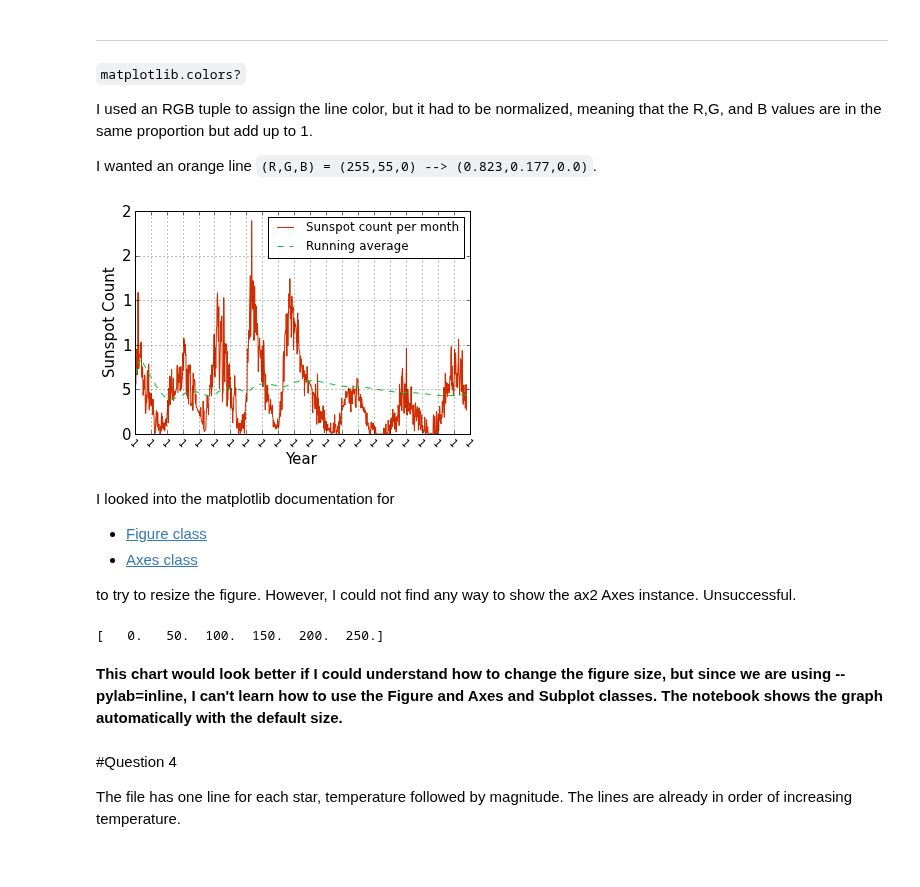
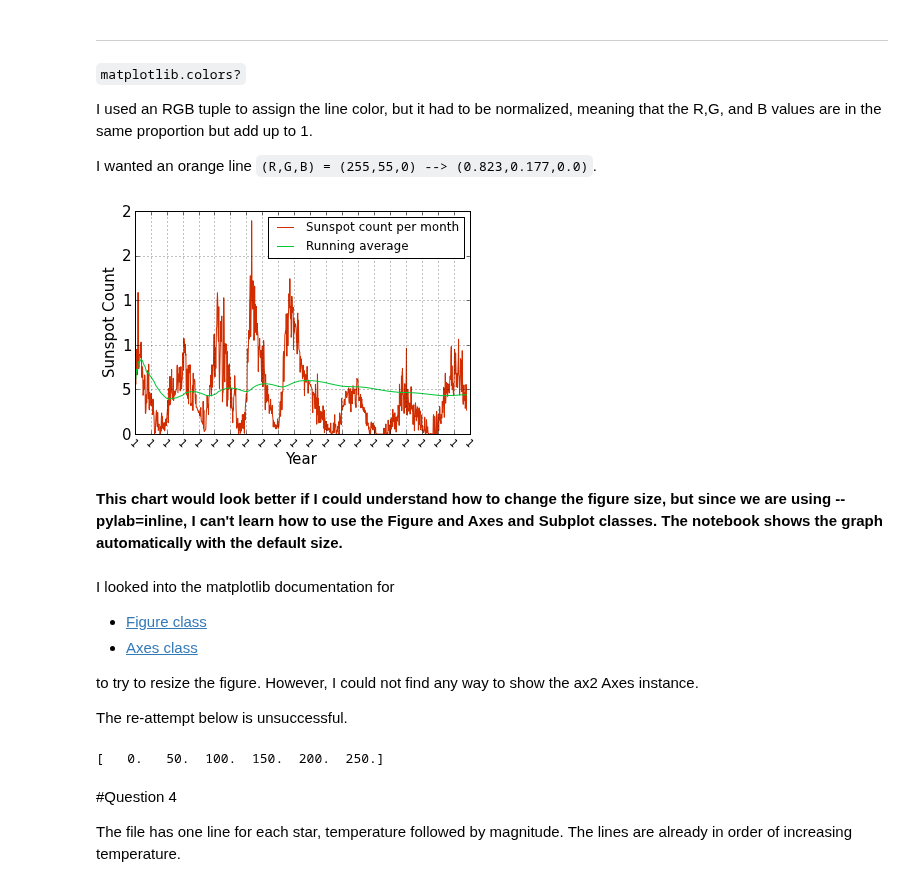
Before and after one commit to kbouch/PHYS202-S13, a Jupyter notebook: Week3/GraphicsEx2.ipynb, the cells around one changed output. Saved outputs shown, nothing was run; the diff lists cells and outputs as text; code cells hidden in the pictures.

```diff
--- a/Week3/GraphicsEx2.ipynb
+++ b/Week3/GraphicsEx2.ipynb
@@ -203,38 +203,40 @@ I wanted an orange line `(R,G,B) = (255,55,0) --> (0.823,0.177,0.0)`.
 # %%
 # plot two lines
 plt.plot(x_month[:1000],y_count[:1000],color=(0.823,0.177,0.0),linestyle='-',label='Sunspot count per month')
-plt.plot(x_month[:1000],running_average[:1000],color=(0,0.784,0.216),linestyle='--',label='Running average')
+plt.plot(x_month[:1000],running_average[:1000],color=(0,0.784,0.216),linestyle='-',label='Running average')
 
 
 # axis labels:
 plt.xlabel('Year', fontsize=15)
 plt.ylabel('Sunspot Count', fontsize=15)
 plt.legend(loc='upper right')
 
 
 # tick mark locations and labels
 # x-axis setup
 xlocs = np.arange(0,1008+48,48,dtype='int')    # The closest four years to 1000 months after January 1749 is 1008 months after (84 years).
                                                # length of xlocs is 22
                                                # if I include zero-eth year. Upper argument of arange function is 1008+48.
 my_xticklabels = np.ones((22,),dtype='string')
 for i in range(len(xlocs)):
     my_xticklabels[i] = str(1749 + int(xlocs[i]/12.0))        # insert the ith year to the ith slot of the year array as a string
 
 # y-axis setup
 ylocs = np.arange(000.0,300.0,050.0,dtype='float')       # I don't know why the graph prints only the first digit on my axis tick labels.
 
 my_yticklabels = np.ones((6),dtype='string')
 for i in range(len(ylocs)):
     my_yticklabels[i] = '%g' % (ylocs[i],)
 
 # setting ticks
 plt.xticks(xlocs, my_xticklabels, rotation=-45)      # add 'pretty' rotation
 plt.yticks(ylocs, my_yticklabels, fontsize=15)
 
 plt.grid(True)
 # %% [output]
-[figure, old version]
+[figure, new version]
+# %% [markdown]
+__This chart would look better if I could understand how to change the figure size, but since we are using --pylab=inline, I can't learn how to use the Figure and Axes and Subplot classes. The notebook shows the graph automatically with the default size.__
 # %% [markdown]
 I looked into the matplotlib documentation for
 
@@ -244,7 +246,9 @@ I looked into the matplotlib documentation for
 [1]:http://matplotlib.org/api/figure_api.html?highlight=matplotlib.figure#matplotlib.figure
 [2]:http://matplotlib.org/api/axes_api.html#matplotlib.axes.Axes.plot
 
-to try to resize the figure. However, I could not find any way to show the ax2 Axes instance. Unsuccessful.
+to try to resize the figure. However, I could not find any way to show the ax2 Axes instance.
+
+The re-attempt below is unsuccessful.
 # %%
 # define the figure
 fig2 = matplotlib.figure.Figure(figsize=(6.0,6.0))
@@ -294,8 +298,6 @@ ax2.grid(True)
 matplotlib.pyplot.show()
 # %% [output]
 [   0.   50.  100.  150.  200.  250.]
-# %% [markdown]
-__This chart would look better if I could understand how to change the figure size, but since we are using --pylab=inline, I can't learn how to use the Figure and Axes and Subplot classes. The notebook shows the graph automatically with the default size.__
 # %% [markdown]
 #Question 4
 
```
Also changed, not shown: 1 other file.
